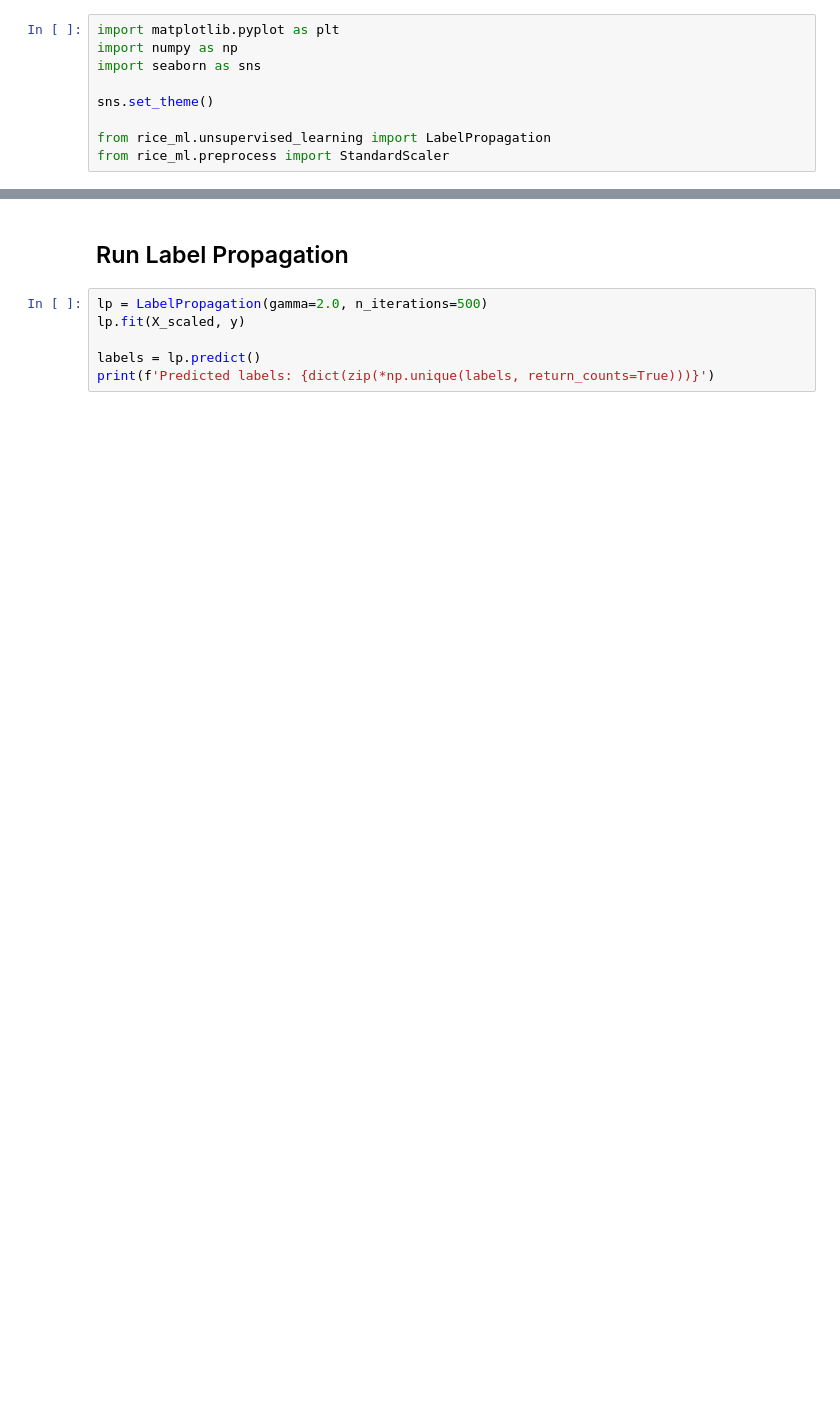
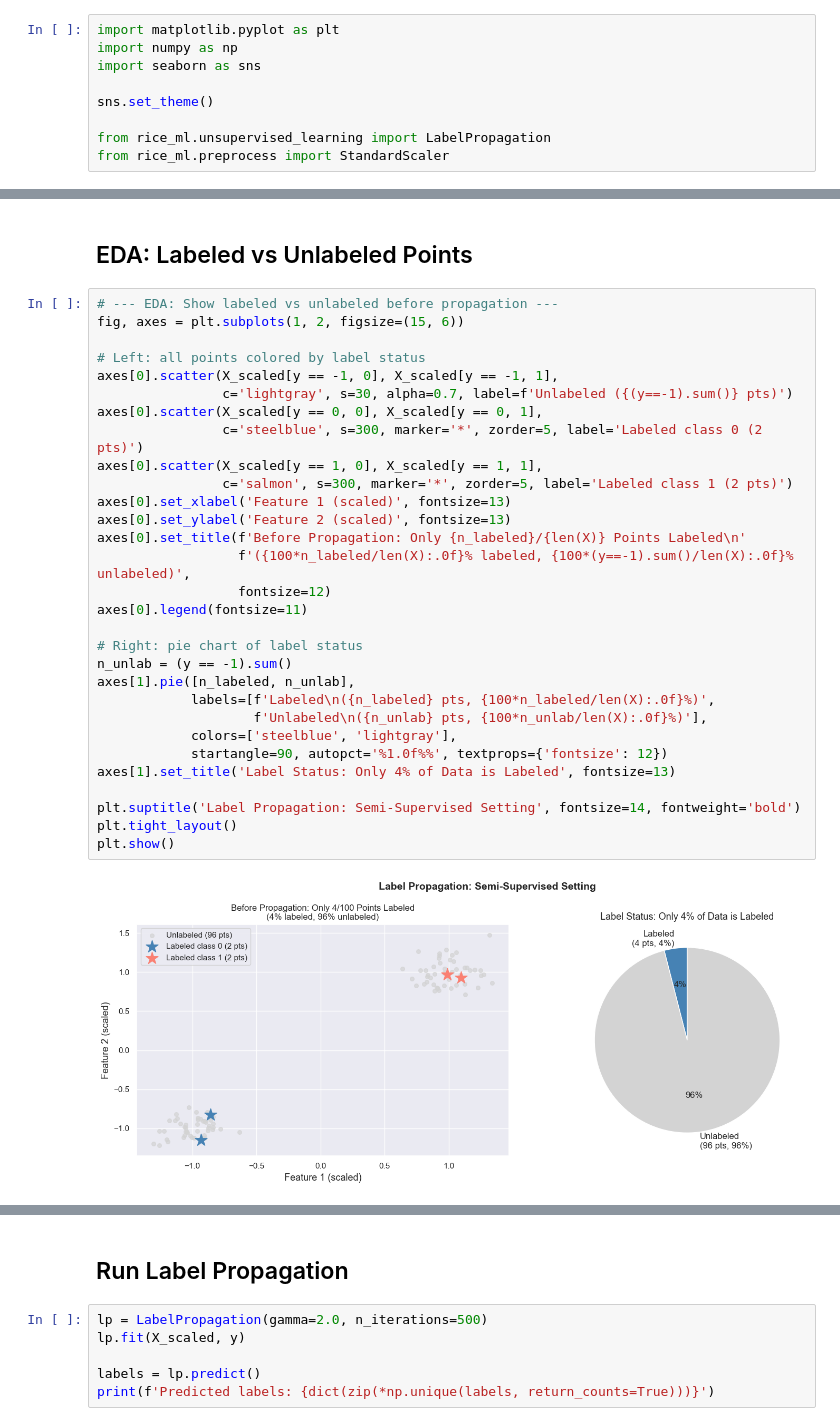
Before and after one commit to GraceYang9127/CMOR438Final, a Jupyter notebook: examples/Unsupervised Learning/Label_Propagation/label_propagation.ipynb, the cells around one changed output, grey strips where cells are left out. Saved outputs shown, nothing was run; the diff lists cells and outputs as text; blank space fills up the shorter version.

```diff
--- a/examples/Unsupervised Learning/Label_Propagation/label_propagation.ipynb
+++ b/examples/Unsupervised Learning/Label_Propagation/label_propagation.ipynb
@@ -56,0 +118,34 @@ print(f'Unlabeled:     {(y == -1).sum()} ({100*(y==-1).sum()/len(X):.0f}%)')
+# %% [markdown]
+## EDA: Labeled vs Unlabeled Points
+# %%
+# --- EDA: Show labeled vs unlabeled before propagation ---
+fig, axes = plt.subplots(1, 2, figsize=(15, 6))
+
+# Left: all points colored by label status
+axes[0].scatter(X_scaled[y == -1, 0], X_scaled[y == -1, 1],
+                c='lightgray', s=30, alpha=0.7, label=f'Unlabeled ({(y==-1).sum()} pts)')
+axes[0].scatter(X_scaled[y == 0, 0], X_scaled[y == 0, 1],
+                c='steelblue', s=300, marker='*', zorder=5, label='Labeled class 0 (2 pts)')
+axes[0].scatter(X_scaled[y == 1, 0], X_scaled[y == 1, 1],
+                c='salmon', s=300, marker='*', zorder=5, label='Labeled class 1 (2 pts)')
+axes[0].set_xlabel('Feature 1 (scaled)', fontsize=13)
+axes[0].set_ylabel('Feature 2 (scaled)', fontsize=13)
+axes[0].set_title(f'Before Propagation: Only {n_labeled}/{len(X)} Points Labeled\n'
+                  f'({100*n_labeled/len(X):.0f}% labeled, {100*(y==-1).sum()/len(X):.0f}% unlabeled)',
+                  fontsize=12)
+axes[0].legend(fontsize=11)
+
+# Right: pie chart of label status
+n_unlab = (y == -1).sum()
+axes[1].pie([n_labeled, n_unlab],
+            labels=[f'Labeled\n({n_labeled} pts, {100*n_labeled/len(X):.0f}%)',
+                    f'Unlabeled\n({n_unlab} pts, {100*n_unlab/len(X):.0f}%)'],
+            colors=['steelblue', 'lightgray'],
+            startangle=90, autopct='%1.0f%%', textprops={'fontsize': 12})
+axes[1].set_title('Label Status: Only 4% of Data is Labeled', fontsize=13)
+
+plt.suptitle('Label Propagation: Semi-Supervised Setting', fontsize=14, fontweight='bold')
+plt.tight_layout()
+plt.show()
+# %% [output]
+[figure, added]
```
Also changed, not shown: parts of 13 cells of this notebook, 1 other file.
